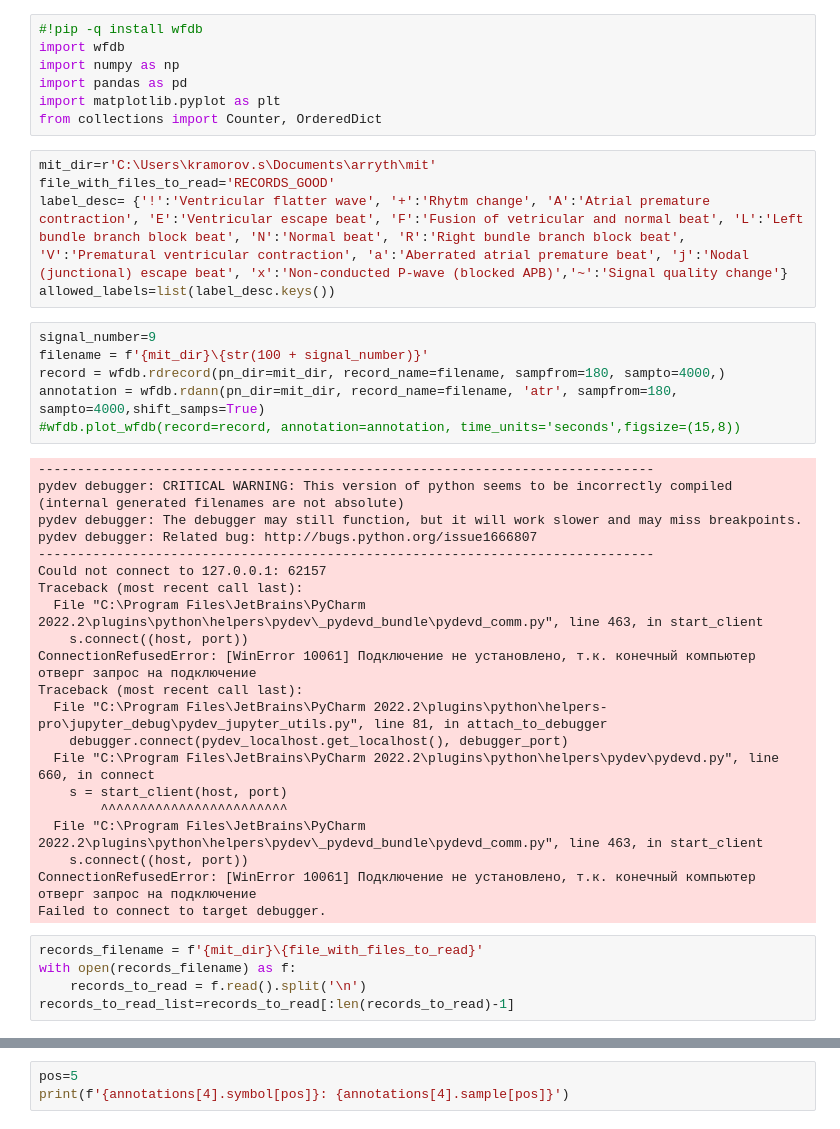
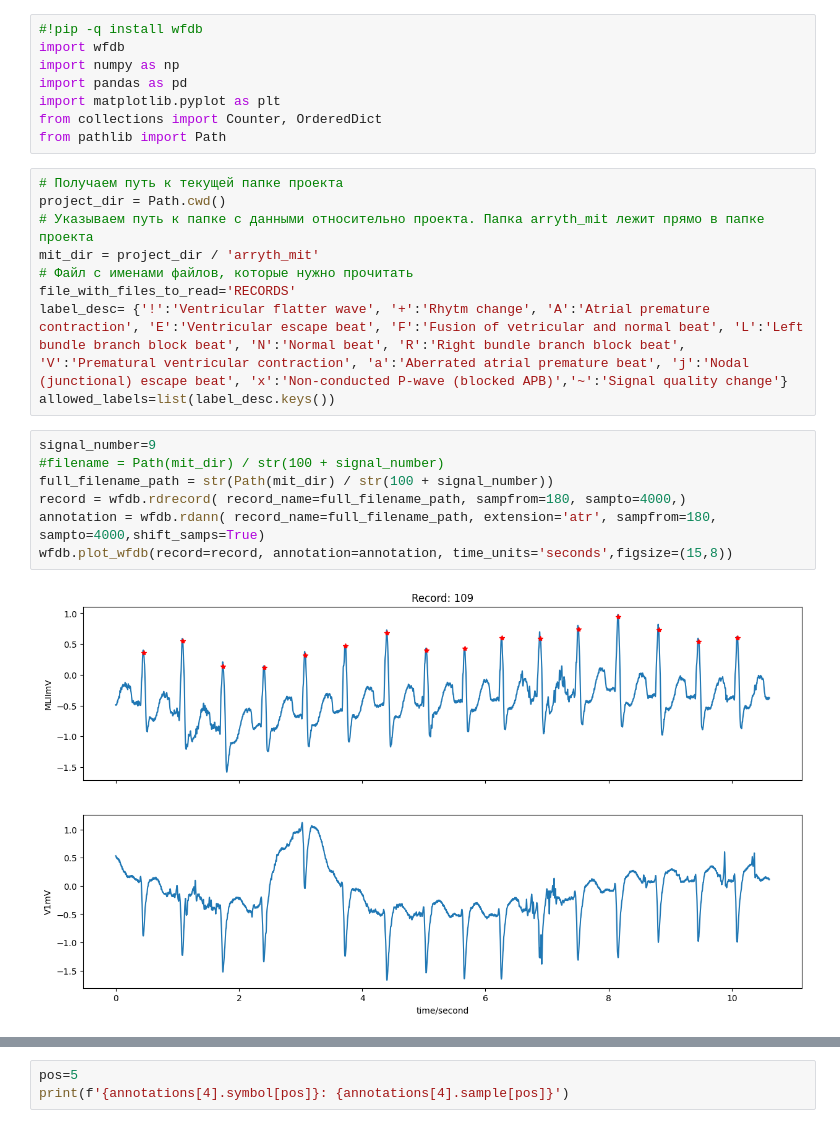
Before and after one commit to kramorov/arryth_c, a Jupyter notebook: arr_test.ipynb, the cells around one changed output, grey strips where cells are left out. Cells and saved outputs as stored; diff of their text form.

```diff
--- a/arr_test.ipynb
+++ b/arr_test.ipynb
@@ -5,40 +5,22 @@ import numpy as np
 import pandas as pd
 import matplotlib.pyplot as plt
 from collections import Counter, OrderedDict
+from pathlib import Path
 # %%
-mit_dir=r'C:\Users\kramorov.s\Documents\arryth\mit'
-file_with_files_to_read='RECORDS_GOOD'
+# Получаем путь к текущей папке проекта
+project_dir = Path.cwd()
+# Указываем путь к папке с данными относительно проекта. Папка arryth_mit лежит прямо в папке проекта
+mit_dir = project_dir / 'arryth_mit'
+# Файл с именами файлов, которые нужно прочитать
+file_with_files_to_read='RECORDS'
 label_desc= {'!':'Ventricular flatter wave', '+':'Rhytm change', 'A':'Atrial premature contraction', 'E':'Ventricular escape beat', 'F':'Fusion of vetricular and normal beat', 'L':'Left bundle branch block beat', 'N':'Normal beat', 'R':'Right bundle branch block beat', 'V':'Prematural ventricular contraction', 'a':'Aberrated atrial premature beat', 'j':'Nodal (junctional) escape beat', 'x':'Non-conducted P-wave (blocked APB)','~':'Signal quality change'}
 allowed_labels=list(label_desc.keys())
 # %%
 signal_number=9
-filename = f'{mit_dir}\{str(100 + signal_number)}'
-record = wfdb.rdrecord(pn_dir=mit_dir, record_name=filename, sampfrom=180, sampto=4000,)
-annotation = wfdb.rdann(pn_dir=mit_dir, record_name=filename, 'atr', sampfrom=180, sampto=4000,shift_samps=True)
-#wfdb.plot_wfdb(record=record, annotation=annotation, time_units='seconds',figsize=(15,8))
+#filename = Path(mit_dir) / str(100 + signal_number)
+full_filename_path = str(Path(mit_dir) / str(100 + signal_number))
+record = wfdb.rdrecord( record_name=full_filename_path, sampfrom=180, sampto=4000,)
+annotation = wfdb.rdann( record_name=full_filename_path, extension='atr', sampfrom=180, sampto=4000,shift_samps=True)
+wfdb.plot_wfdb(record=record, annotation=annotation, time_units='seconds',figsize=(15,8))
 # %% [output]
--------------------------------------------------------------------------------
-pydev debugger: CRITICAL WARNING: This version of python seems to be incorrectly compiled (internal generated filenames are not absolute)
-pydev debugger: The debugger may still function, but it will work slower and may miss breakpoints.
-pydev debugger: Related bug: http://bugs.python.org/issue1666807
--------------------------------------------------------------------------------
-Could not connect to 127.0.0.1: 62157
-Traceback (most recent call last):
-  File "C:\Program Files\JetBrains\PyCharm 2022.2\plugins\python\helpers\pydev\_pydevd_bundle\pydevd_comm.py", line 463, in start_client
-    s.connect((host, port))
-ConnectionRefusedError: [WinError 10061] Подключение не установлено, т.к. конечный компьютер отверг запрос на подключение
-Traceback (most recent call last):
-  File "C:\Program Files\JetBrains\PyCharm 2022.2\plugins\python\helpers-pro\jupyter_debug\pydev_jupyter_utils.py", line 81, in attach_to_debugger
-    debugger.connect(pydev_localhost.get_localhost(), debugger_port)
-  File "C:\Program Files\JetBrains\PyCharm 2022.2\plugins\python\helpers\pydev\pydevd.py", line 660, in connect
-    s = start_client(host, port)
-        ^^^^^^^^^^^^^^^^^^^^^^^^
-  File "C:\Program Files\JetBrains\PyCharm 2022.2\plugins\python\helpers\pydev\_pydevd_bundle\pydevd_comm.py", line 463, in start_client
-    s.connect((host, port))
-ConnectionRefusedError: [WinError 10061] Подключение не установлено, т.к. конечный компьютер отверг запрос на подключение
-Failed to connect to target debugger.
+[figure, added]
-# %%
-records_filename = f'{mit_dir}\{file_with_files_to_read}'
-with open(records_filename) as f:
-    records_to_read = f.read().split('\n')
-records_to_read_list=records_to_read[:len(records_to_read)-1]
```
Also changed, not shown: parts of 10 cells of this notebook, 1 other file.
